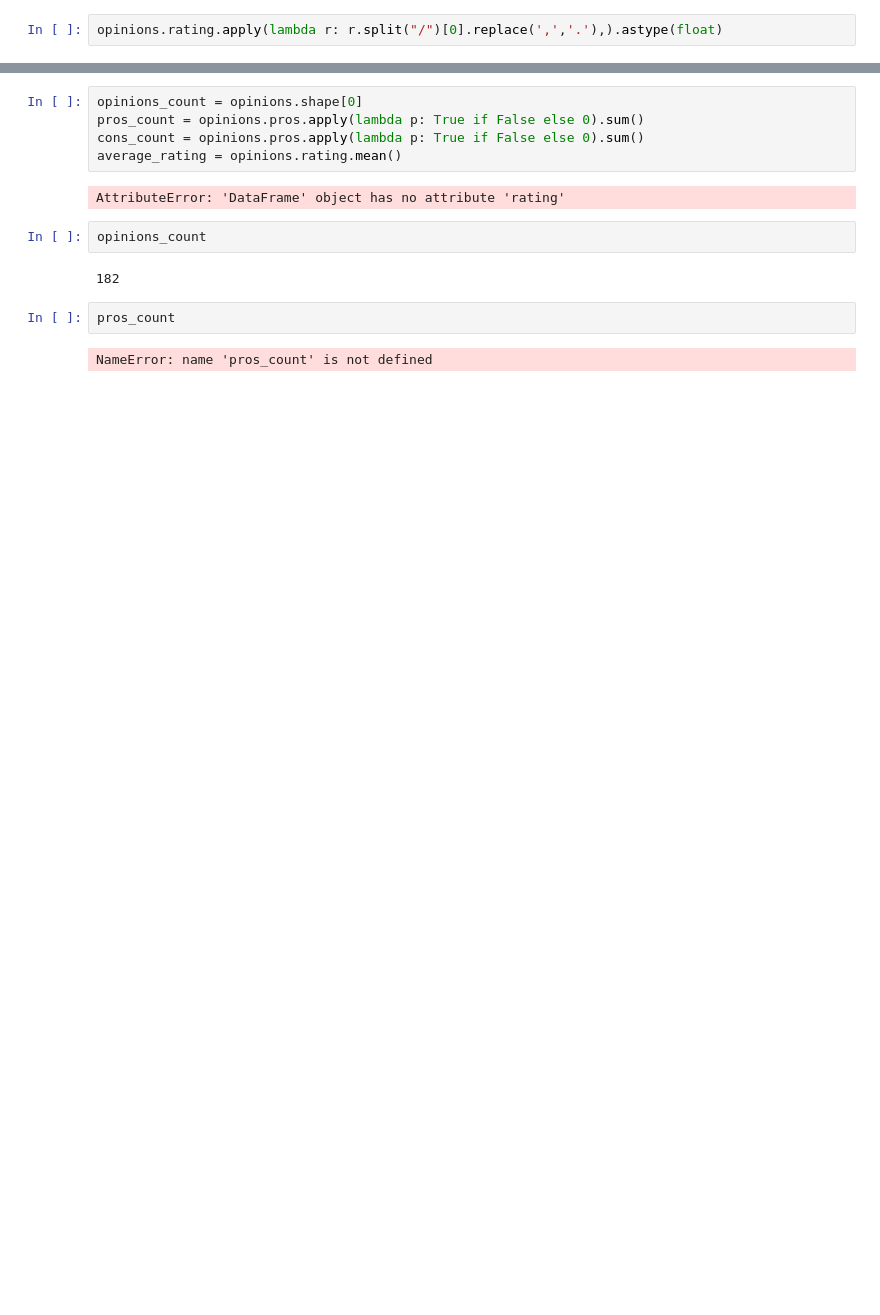
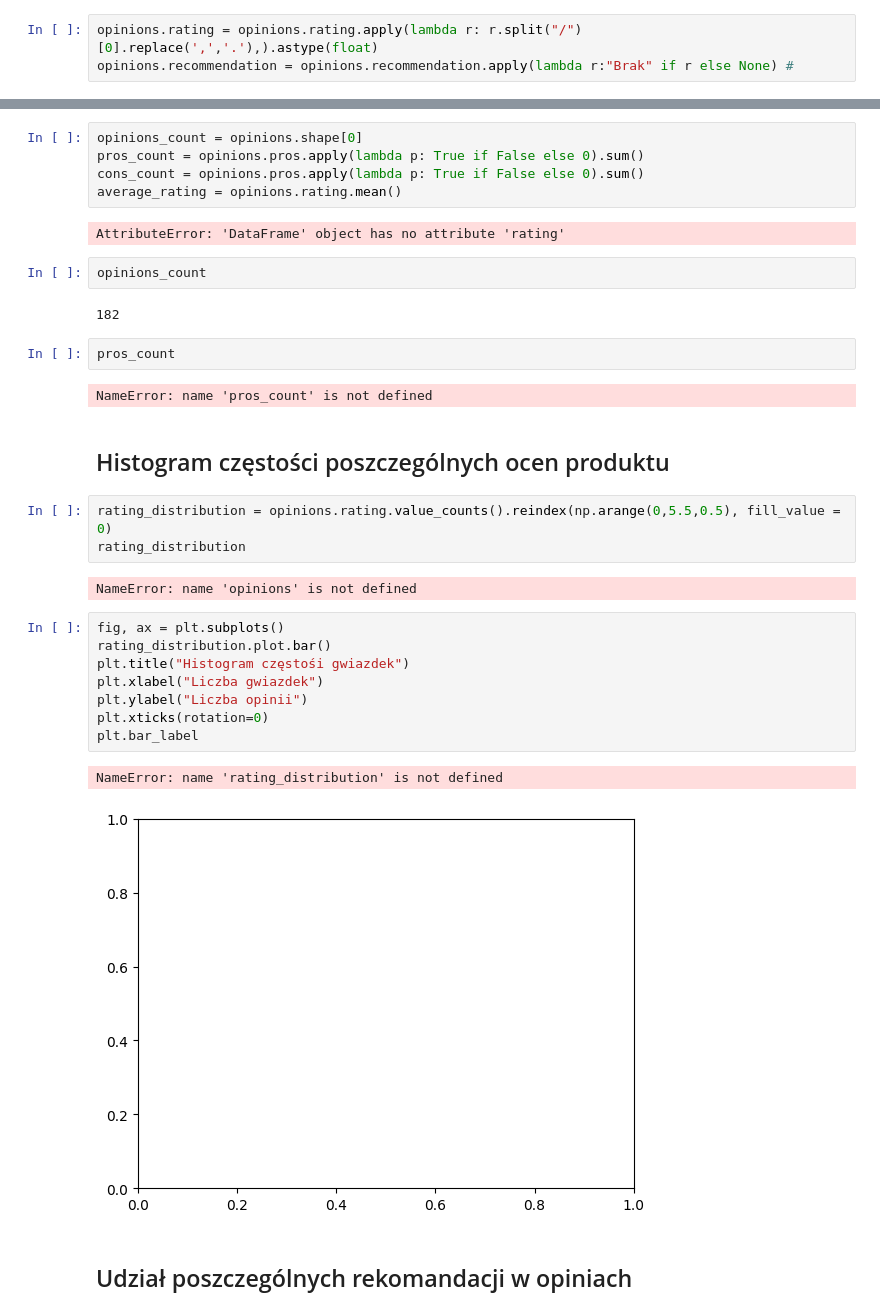
Before and after one commit to 98LucjaRomanska/CeneoScraperLR, a Jupyter notebook: analyzer.ipynb, the cells around one changed output, grey strips where cells are left out. Drawn from its saved outputs; the diff is of its cells as text; blank space fills up the shorter version.

```diff
--- a/analyzer.ipynb
+++ b/analyzer.ipynb
@@ -25,2 +42,3 @@ opinions = pd.read_json(f'opinions/{product_id}.json')
 # %%
-opinions.rating.apply(lambda r: r.split("/")[0].replace(',','.'),).astype(float)
+opinions.rating = opinions.rating.apply(lambda r: r.split("/")[0].replace(',','.'),).astype(float)
+opinions.recommendation = opinions.recommendation.apply(lambda r:"Brak" if r else None) #
@@ -39,3 +59,23 @@ opinions_count
 pros_count
 # %% [output]
 NameError: name 'pros_count' is not defined
+# %% [markdown]
+## Histogram częstości poszczególnych ocen produktu
+# %%
+rating_distribution = opinions.rating.value_counts().reindex(np.arange(0,5.5,0.5), fill_value = 0)
+rating_distribution
+# %% [output]
+NameError: name 'opinions' is not defined
+# %%
+fig, ax = plt.subplots()
+rating_distribution.plot.bar()
+plt.title("Histogram częstośi gwiazdek")
+plt.xlabel("Liczba gwiazdek")
+plt.ylabel("Liczba opinii")
+plt.xticks(rotation=0)
+plt.bar_label
+# %% [output]
+NameError: name 'rating_distribution' is not defined
+[figure, added]
+# %% [markdown]
+## Udział poszczególnych rekomandacji w opiniach
```
Also changed, not shown: parts of 5 cells of this notebook, 1 other file.
